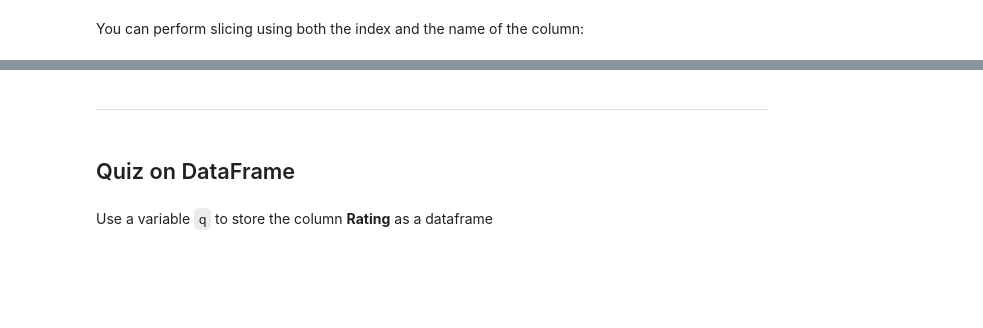
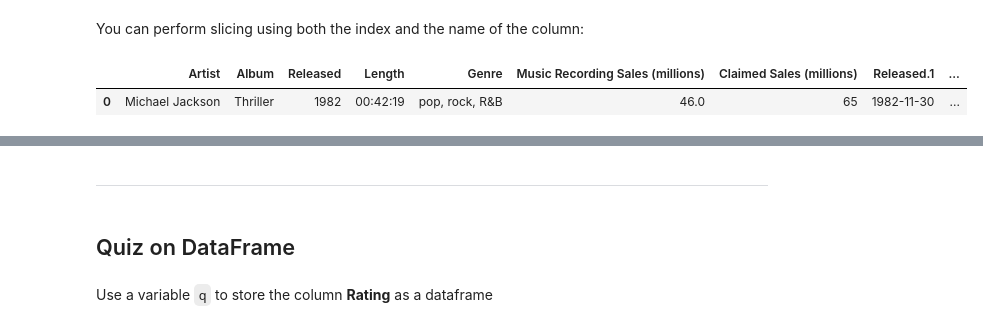
Before and after one commit to uzunab07/Coursera-Reposotory, a Jupyter notebook: IBM Data Science/Python/LoadData.ipynb, the cells around one changed output, grey strips where cells are left out. Cells and saved outputs as stored; diff of their text form; code cells hidden in the pictures; blank space fills up the shorter version.

Commit message:
Dataframe Lab modified

```diff
--- a/IBM Data Science/Python/LoadData.ipynb
+++ b/IBM Data Science/Python/LoadData.ipynb
@@ -326,7 +339,10 @@ You can perform slicing using both the index and the name of the column:
 # %%
 # Slicing the dataframe
 
-df.iloc[0:2, 0:3]
+df.iloc[0:1, :]
+# %% [output]
+|  | Artist | Album | Released | Length | Genre | Music Recording Sales (millions) | Claimed Sales (millions) | Released.1 | ... |
+| 0 | Michael Jackson | Thriller | 1982 | 00:42:19 | pop, rock, R&B | 46.0 | 65 | 1982-11-30 | ... |
 # %% [markdown]
 <img src="https://cf-courses-data.s3.us.cloud-object-storage.appdomain.cloud/IBMDeveloperSkillsNetwork-PY0101EN-SkillsNetwork/labs/Module%204/images/4_loc.png" width="750">
 # %%
```
Also changed, not shown: parts of 2 cells of this notebook.
